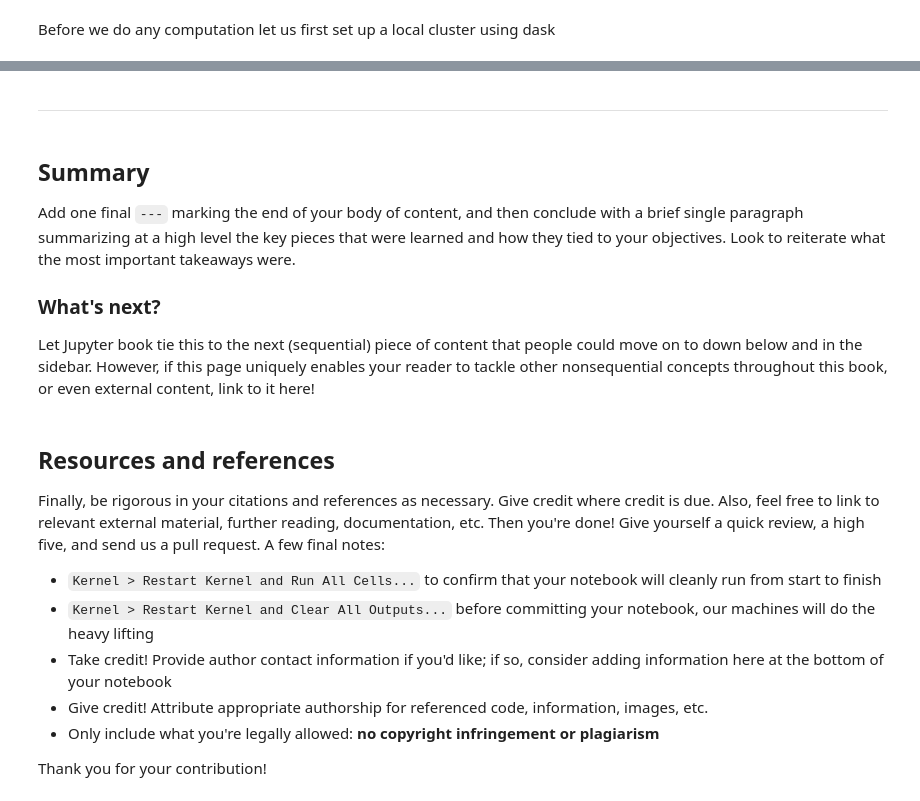
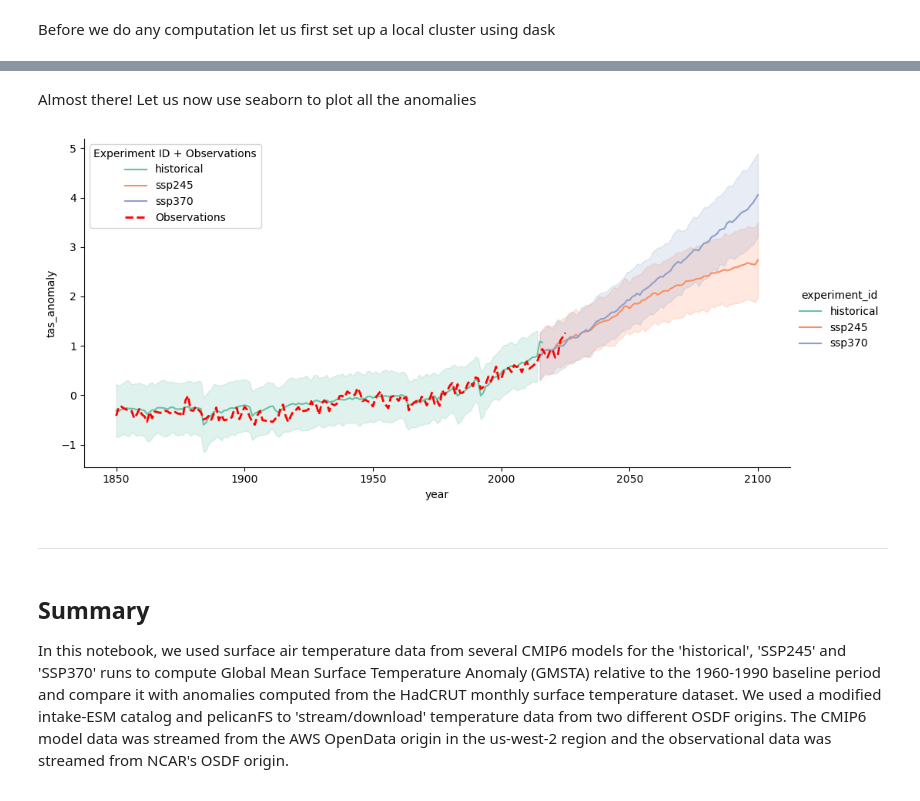
Before and after one commit to jukent/osdf-cookbook, a Jupyter notebook: notebooks/02_cmip6_gmst.ipynb, the cells around one changed output, grey strips where cells are left out. Saved outputs shown, nothing was run; the diff lists cells and outputs as text; code cells hidden in the pictures.

Commit message:
Added almost final version of the notebook

```diff
--- a/notebooks/02_cmip6_gmst.ipynb
+++ b/notebooks/02_cmip6_gmst.ipynb
@@ -190,0 +315,3 @@ We also suggest checking out Jupyter Book's [brief demonstration](https://jupyte
+# %%
+df_all = big_ds.to_dataframe().reset_index()
+df_all.head()
@@ -190,0 +325,10 @@ We also suggest checking out Jupyter Book's [brief demonstration](https://jupyte
+# %%
+# Define the baseline period
+baseline_df = df_all[(df_all["year"] >= 1960) & (df_all["year"] <= 1990)]
+
+# Compute the baseline mean
+baseline_mean = baseline_df["tas"].mean()
+
+# Compute anomalies
+df_all["tas_anomaly"] = df_all["tas"] - baseline_mean
+df_all
@@ -190,0 +349,9 @@ We also suggest checking out Jupyter Book's [brief demonstration](https://jupyte
+# %%
+obs_df = obs_gmsta.to_dataframe(name='tas_anomaly').reset_index()
+# %%
+# Convert 'time' to 'year' (keeping only the year)
+obs_df['year'] = obs_df['time'].dt.year
+
+# Drop the original 'time' column since we extracted 'year'
+obs_df = obs_df[['year', 'tas_anomaly']]
+obs_df
@@ -191,18 +372,25 @@ We also suggest checking out Jupyter Book's [brief demonstration](https://jupyte
+# %% [markdown]
+Almost there! Let us now use seaborn to plot all the anomalies
+# %%
+g = sns.relplot(data=df_all, x="year", y="tas_anomaly",
+                hue='experiment_id', kind="line", errorbar="sd", aspect=2, palette="Set2")  # Adjust the color palette)
+
+# Get the current axis from the FacetGrid
+ax = g.ax
+
+# Overlay the observational data in red
+sns.lineplot(data=obs_df, x="year", y="tas_anomaly",color="red",
+             linestyle="dashed", linewidth=2,label="Observations", ax=ax)
+
+# Adjust the legend to include observations
+ax.legend(title="Experiment ID + Observations")
+
+# Show the plot
+plt.show()
+# %% [output]
+[figure, added]
 # %% [markdown]
 ---
-# %% [markdown]
-## Summary
-Add one final `---` marking the end of your body of content, and then conclude with a brief single paragraph summarizing at a high level the key pieces that were learned and how they tied to your objectives. Look to reiterate what the most important takeaways were.
-
-### What's next?
-Let Jupyter book tie this to the next (sequential) piece of content that people could move on to down below and in the sidebar. However, if this page uniquely enables your reader to tackle other nonsequential concepts throughout this book, or even external content, link to it here!
-# %% [markdown]
-## Resources and references
-Finally, be rigorous in your citations and references as necessary. Give credit where credit is due. Also, feel free to link to relevant external material, further reading, documentation, etc. Then you're done! Give yourself a quick review, a high five, and send us a pull request. A few final notes:
- - `Kernel > Restart Kernel and Run All Cells...` to confirm that your notebook will cleanly run from start to finish
- - `Kernel > Restart Kernel and Clear All Outputs...` before committing your notebook, our machines will do the heavy lifting
- - Take credit! Provide author contact information if you'd like; if so, consider adding information here at the bottom of your notebook
- - Give credit! Attribute appropriate authorship for referenced code, information, images, etc.
- - Only include what you're legally allowed: **no copyright infringement or plagiarism**
-
-Thank you for your contribution!
+# %% [markdown]
+## Summary
+In this notebook, we used surface air temperature data from several CMIP6 models for the 'historical', 'SSP245' and 'SSP370' runs to compute Global Mean Surface Temperature Anomaly (GMSTA) relative to the 1960-1990 baseline period and compare it with anomalies computed from the HadCRUT monthly surface temperature dataset. We used a modified intake-ESM catalog and pelicanFS to 'stream/download' temperature data from two different OSDF origins. The CMIP6 model data was streamed from the AWS OpenData origin in the us-west-2 region and the observational data was streamed from NCAR's OSDF origin.
```
Also changed, not shown: parts of 54 cells of this notebook.
